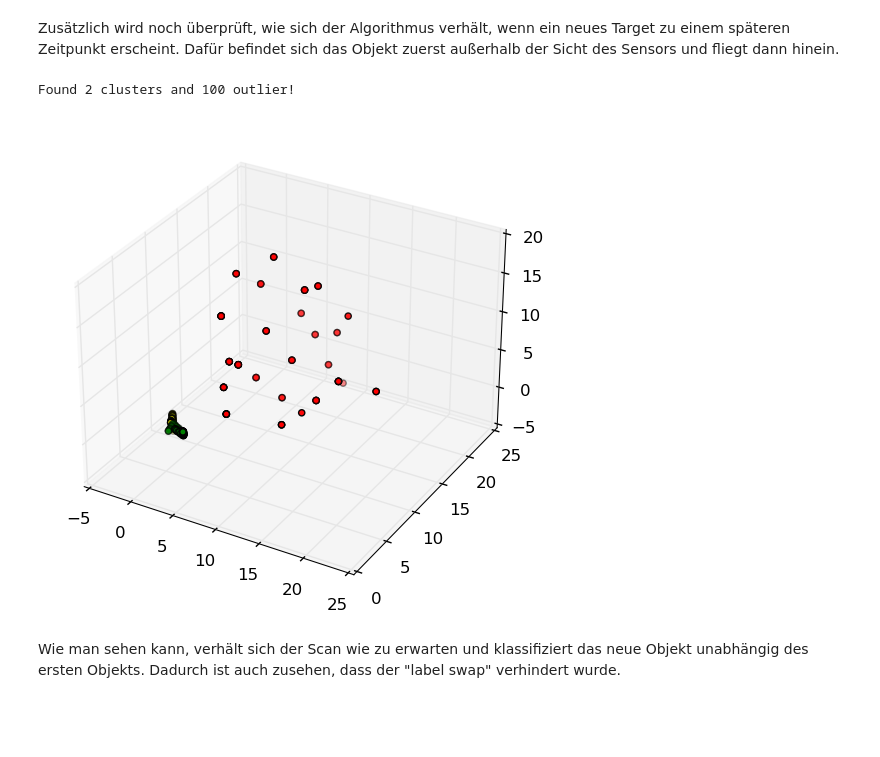
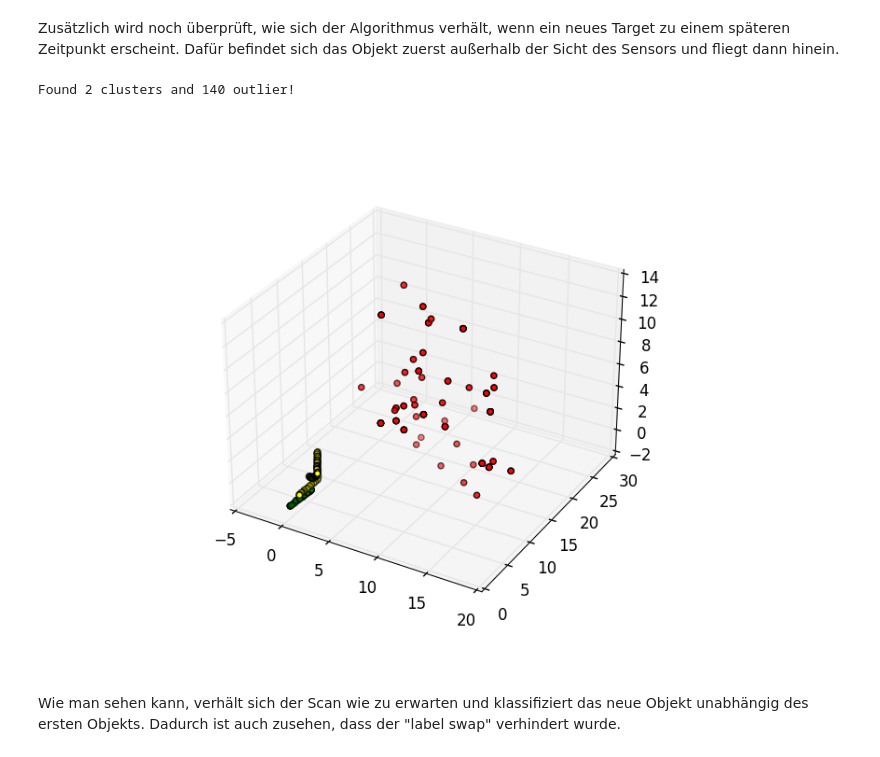
Before and after one commit to goseind/kalman-filter-dbscan, a Jupyter notebook: Abgabe/PML-Bericht Christian.ipynb, the cells around one changed output. Drawn from its saved outputs; the diff is of its cells as text; code cells hidden in the pictures; blank space fills up the shorter version.

Commit message:
update: code + dbscan problem

```diff
--- a/Abgabe/PML-Bericht Christian.ipynb
+++ b/Abgabe/PML-Bericht Christian.ipynb
@@ -55,7 +55,8 @@ import copy
 from collections import deque
 from ipywidgets import *
 from collections import deque
-%matplotlib inline
+%matplotlib widget
+plt.style.use('classic')
 # %% [markdown]
 ## Einleitung <a name="p1"></a>
 # %% [markdown]
@@ -1055,45 +1056,23 @@ Wie zu sehen, werden die beiden Objekte gut durch den DBSCAN erkannt und die Aus
 # %% [markdown]
 Zusätzlich wird noch überprüft, wie sich der Algorithmus verhält, wenn ein neues Target zu einem späteren Zeitpunkt erscheint. Dafür befindet sich das Objekt zuerst außerhalb der Sicht des Sensors und fliegt dann hinein.
 # %%
-# Parameters first target.
-path1 = [[0,   5,  0  ],
-         [0,   5,  0.5],
-         [1,   4,  1  ],
-         [2,   3,  2  ],
-         [1,   5,  3  ],
-         [1,   5,  0.5],
-         [0.5, 2,  0.1]]
+# Parameters second target.
+path3 = [[-5. , -5. , -5. ],
+         [-5. , -4. , -5. ],
+         [-2. , -3. , -1. ],
+         [-1. , -4. , -2. ],
+         [1. , 2. , 1.5],
+         [1. , 2. , 2. ]]
 
-vel1 = 3 * np.ones((1,len(path1)))
-vel1[0,2] = 1
+vel3 = 2 * np.ones((1,len(path2)))
+vel3[0,4] = 0.5
 
-InitialPosition1 = np.array([-1,5,0])
+InitialPosition3 = np.array([2,4,1])
 
-opt1 = {
-    'InitialPosition' : InitialPosition1,
-    'Path' : np.array(path1).transpose(),
-    'Velocities' : vel1
-}
-
-# Parameters second target.
-path2 = [[1. , 4. , 1. ],
-         [1. , 5. , 1.7],
-         [2. , 5. , 1. ],
-         [3. , 4. , 2. ],
-         [3. , 4. , 1.5],
-         [2. , 4. , 2. ]]
-
-# Why was part 2 changed ?
-
-vel2 = 2 * np.ones((1,len(path2)))
-vel2[0,4] = 0.5
-
-InitialPosition2 = np.array([2,4,1])
-
-opt2 = {
-    'InitialPosition' : InitialPosition2,
-    'Path' : np.array(path2).transpose(),
-    'Velocities' : vel2
+opt3 = {
+    'InitialPosition' : InitialPosition3,
+    'Path' : np.array(path3).transpose(),
+    'Velocities' : vel3
 }
 
 '''
@@ -1104,37 +1083,37 @@ The radar sensor points always to the direction along the y axis
 
 optRadar = {
     'Position' : np.array([0,0,0.5]),
     'OpeningAngle' : np.array([120,90]), # [Horizontal, Vertical]
     'FalseDetection': True
 }
 sensor = RadarSensor(optRadar)
 
-model = DBSCAN(eps=1.5, minpts=2)
+model = DBSCAN(eps=0.7, minpts=2)
 # Number of previous measurements to consider for DBSCAN().
 pt_history = 20
 
 # Instantiate targets
 x = Target(opt1)
-y = Target(opt2)
+y = Target(opt3)
 
 targets = [x, y]
 
 # labeled, detections = scan(model, pt_history, targets)
 labeled = scan(model, pt_history, targets)
 print(f'Found {len(labeled.keys())-1} clusters and {len(labeled[-1])} outlier!')
 
 # Plot Trajectories
 fig= plt.figure(figsize=(8,6), dpi= 100, facecolor='w')
 ax = plt.axes(projection='3d')
 for label in labeled.keys():
     T = labeled[label]
     ax.scatter(T[:,0], T[:,1], T[:,2], c=f'{colors[label]}')
 
 # show plot
 plt.show()
 # %% [output]
-Found 2 clusters and 100 outlier!
+Found 2 clusters and 140 outlier!
-[figure, old version]
+[figure, new version]
 # %% [markdown]
 Wie man sehen kann, verhält sich der Scan wie zu erwarten und klassifiziert das neue Objekt unabhängig des ersten Objekts. Dadurch ist auch zusehen, dass der "label swap" verhindert wurde.
 # %% [markdown]
```
Also changed, not shown: parts of 13 cells of this notebook, 7 other files.
